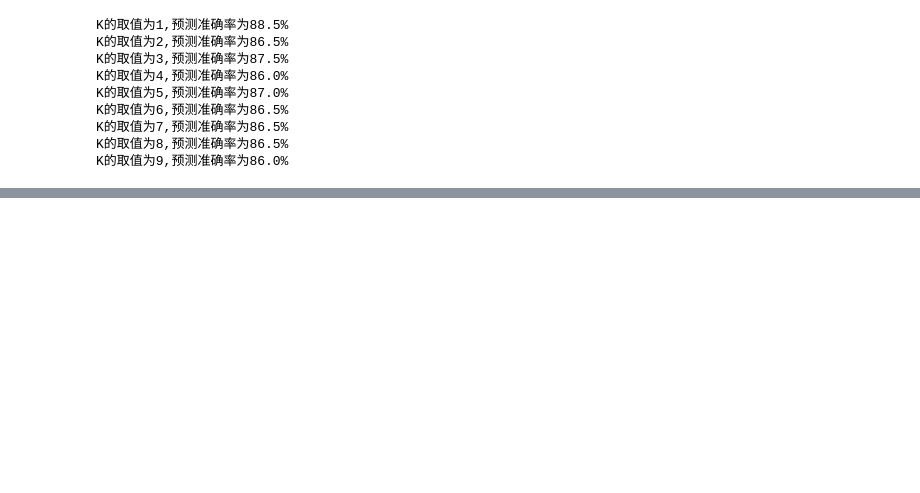
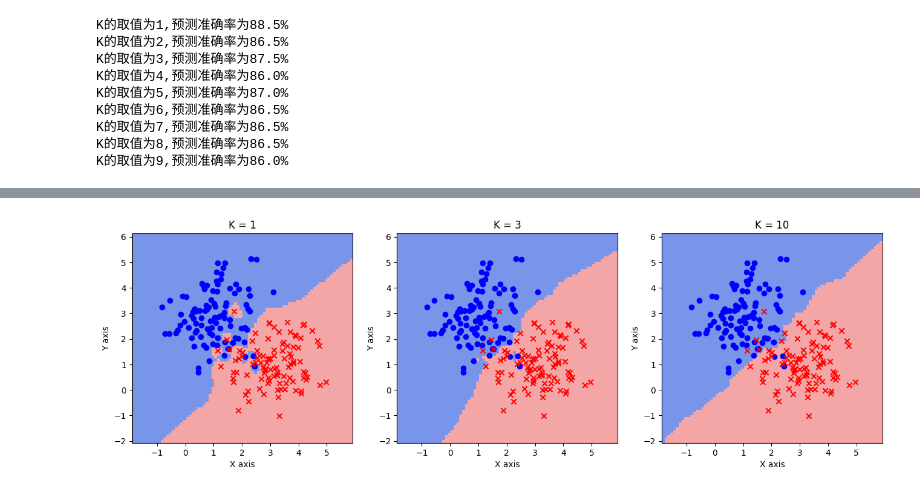
Before and after one commit to OneRaise5385/Machine_Learning, a Jupyter notebook: lec03_KNN.ipynb, the cells around one changed output, grey strips where cells are left out. Cells and saved outputs as stored; diff of their text form; code cells hidden in the pictures; blank space fills up the shorter version.

```diff
--- a/lec03_KNN.ipynb
+++ b/lec03_KNN.ipynb
@@ -92,0 +134,9 @@ K的取值为9,预测准确率为86.0%
+# %%
+# 设置步长
+step = 0.1
+# 设置网格边界
+x_min, x_max = np.min(x_train[:, 0]) - 1, np.max(x_train[:, 0]) + 1
+y_min, y_max = np.min(x_train[:, 1]) - 1, np.max(x_train[:, 1]) + 1
+# 构造网格
+xx, yy = np.meshgrid(np.arange(x_min, x_max, step), np.arange(y_min, y_max, step))
+grid_data = np.concatenate([xx.reshape(-1, 1), yy.reshape(-1, 1)], axis=1)
@@ -92,0 +170,24 @@ K的取值为9,预测准确率为86.0%
+# %%
+fig = plt.figure(figsize=(16,4.5))
+# K值，读者可以自行调整，观察分类结果的变化
+ks = [1, 3, 10]
+cmap_light = ListedColormap(['royalblue', 'lightcoral'])
+
+for i, k in enumerate(ks):
+    # 定义KNN分类器
+    knn = KNeighborsClassifier(n_neighbors=k)
+    knn.fit(x_train, y_train)
+    z = knn.predict(grid_data)
+
+    # 画出分类结果
+    ax = fig.add_subplot(1, 3, i + 1)
+    ax.pcolormesh(xx, yy, z.reshape(xx.shape), cmap=cmap_light, alpha=0.7)
+    ax.scatter(x_train[y_train == 0, 0], x_train[y_train == 0, 1], c='blue', marker='o')
+    ax.scatter(x_train[y_train == 1, 0], x_train[y_train == 1, 1], c='red', marker='x')
+
+    ax.set_xlabel('X axis')
+    ax.set_ylabel('Y axis')
+    ax.set_title(f'K = {k}')
+plt.show()
+# %% [output]
+[figure, added]
```
Also changed, not shown: parts of 10 cells of this notebook, 25 other files.
